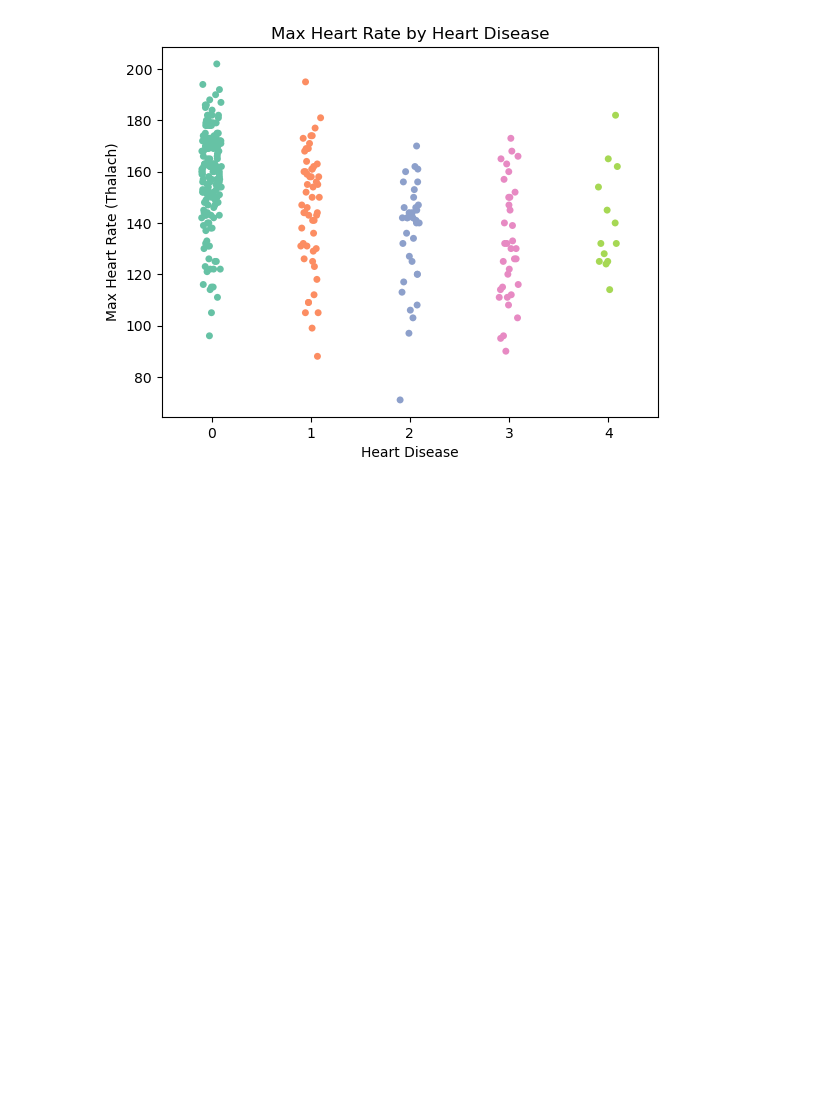
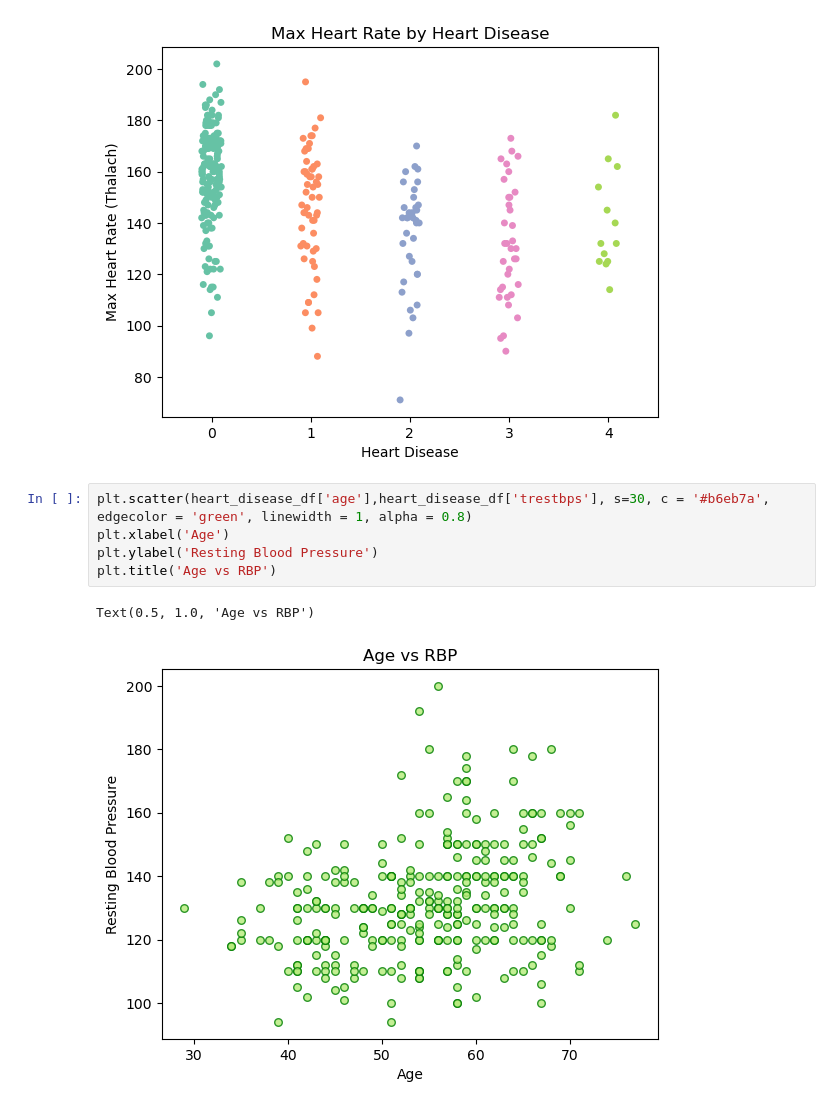
Before and after one commit to Lighthouse0903/Heart_Disease_Hwk, a Jupyter notebook: heart_disease.ipynb, the cells around one changed output. Cells and saved outputs as stored; diff of their text form; blank space fills up the shorter version.

```diff
--- a/heart_disease.ipynb
+++ b/heart_disease.ipynb
@@ -135,3 +135,11 @@ Passing `palette` without assigning `hue` is deprecated and will be removed in v
 
   sns.stripplot(data=heart_disease_df, x='num', y='thalach', jitter=True, palette='Set2')
 [figure]
+# %%
+plt.scatter(heart_disease_df['age'],heart_disease_df['trestbps'], s=30, c = '#b6eb7a', edgecolor = 'green', linewidth = 1, alpha = 0.8)
+plt.xlabel('Age')
+plt.ylabel('Resting Blood Pressure')
+plt.title('Age vs RBP')
+# %% [output]
+Text(0.5, 1.0, 'Age vs RBP')
+[figure, added]
```
Also changed, not shown: parts of 5 cells of this notebook.
